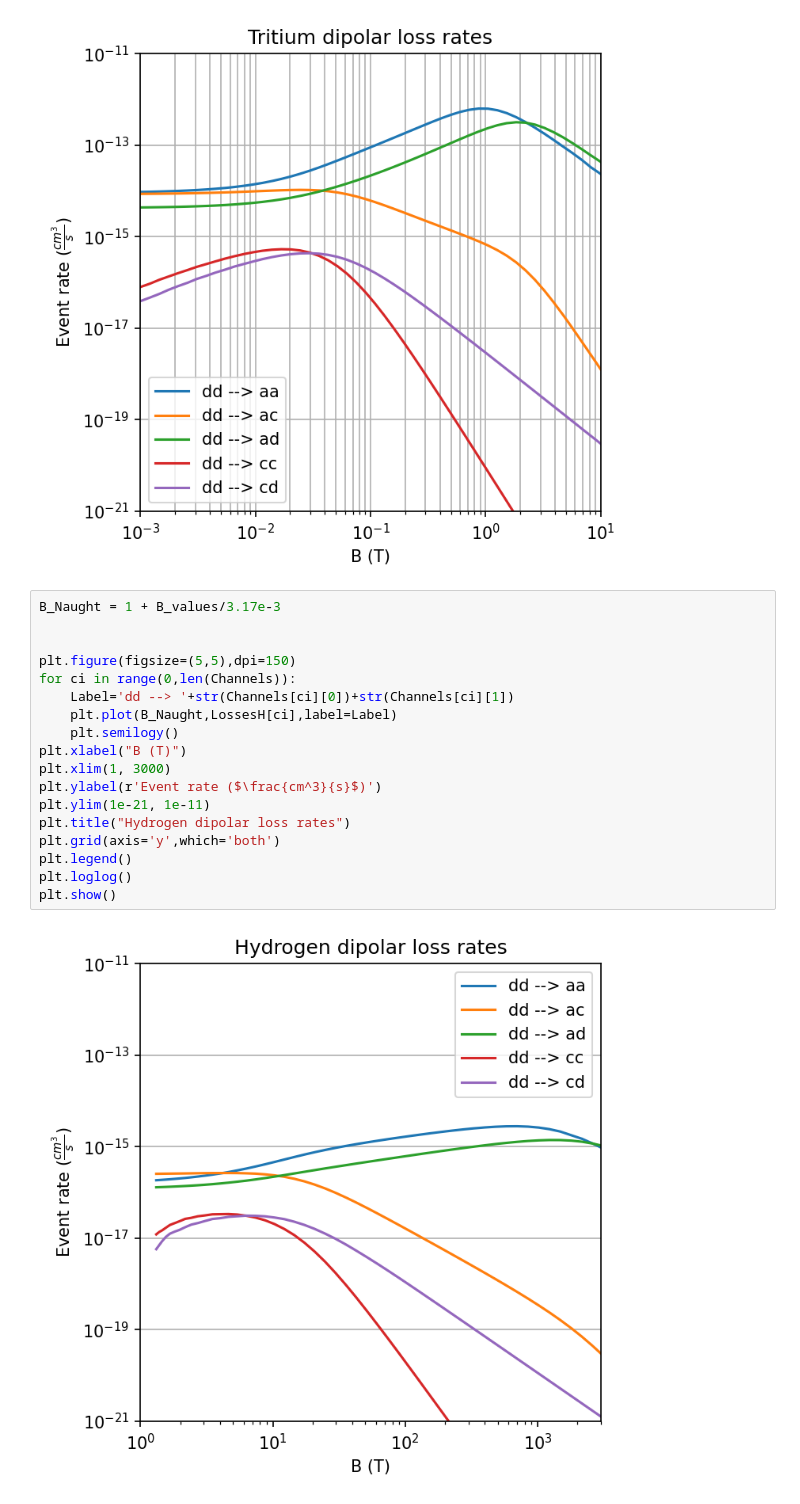
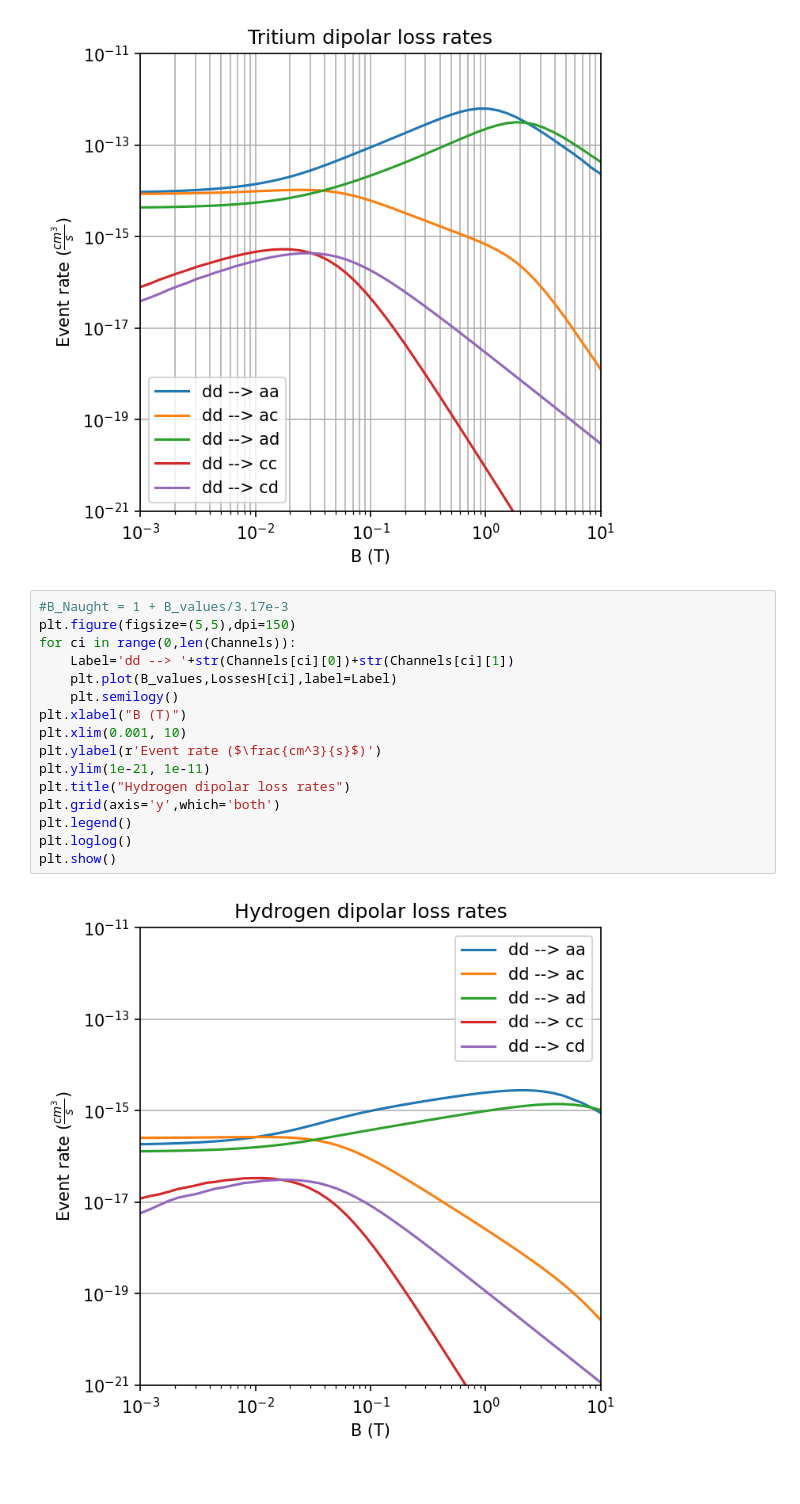
Before and after one commit to UTA-NURES/AtomicHScattering, a Jupyter notebook: examples/Dipolar Losses.ipynb, the cells around one changed output. Cells and saved outputs as stored; diff of their text form.

```diff
--- a/examples/Dipolar Losses.ipynb
+++ b/examples/Dipolar Losses.ipynb
@@ -48,22 +48,20 @@ plt.show()
 # %% [output]
 [figure]
 # %%
-B_Naught = 1 + B_values/3.17e-3
-
-
+#B_Naught = 1 + B_values/3.17e-3
 plt.figure(figsize=(5,5),dpi=150)
 for ci in range(0,len(Channels)):
     Label='dd --> '+str(Channels[ci][0])+str(Channels[ci][1])
-    plt.plot(B_Naught,LossesH[ci],label=Label)
+    plt.plot(B_values,LossesH[ci],label=Label)
     plt.semilogy()
 plt.xlabel("B (T)")
-plt.xlim(1, 3000)
+plt.xlim(0.001, 10)
 plt.ylabel(r'Event rate ($\frac{cm^3}{s}$)')
 plt.ylim(1e-21, 1e-11)
 plt.title("Hydrogen dipolar loss rates")
 plt.grid(axis='y',which='both')
 plt.legend()
 plt.loglog()
 plt.show()
 # %% [output]
-[figure, old version]
+[figure, new version]
```
